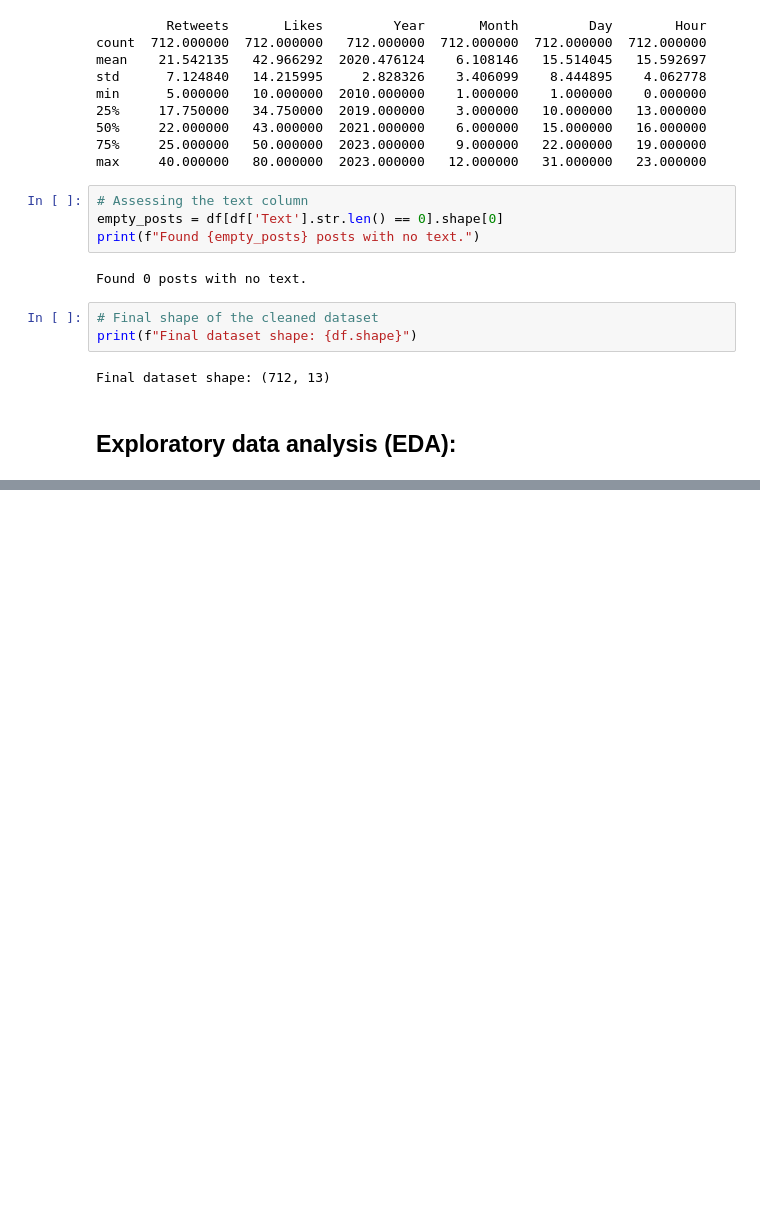
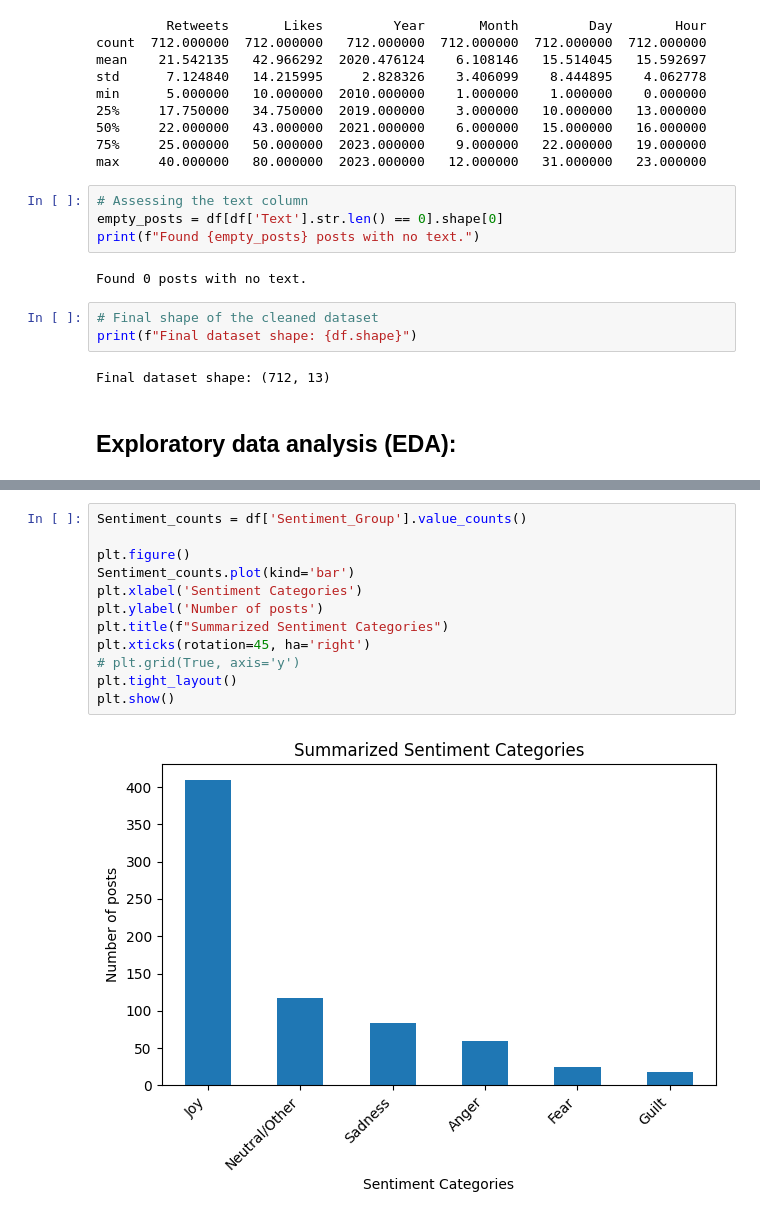
Before and after one commit to yaasamiiiin/Sentiment_Analysis_NYUDSFall2025, a Jupyter notebook: notebooks/01-data-loading-and-eda-yasamin.ipynb, the cells around one changed output, grey strips where cells are left out. Drawn from its saved outputs; the diff is of its cells as text; blank space fills up the shorter version.

```diff
--- a/notebooks/01-data-loading-and-eda-yasamin.ipynb
+++ b/notebooks/01-data-loading-and-eda-yasamin.ipynb
@@ -118,0 +235,14 @@ Final dataset shape: (712, 13)
+# %%
+Sentiment_counts = df['Sentiment_Group'].value_counts()
+
+plt.figure()
+Sentiment_counts.plot(kind='bar')
+plt.xlabel('Sentiment Categories')
+plt.ylabel('Number of posts')
+plt.title(f"Summarized Sentiment Categories")
+plt.xticks(rotation=45, ha='right')
+# plt.grid(True, axis='y')
+plt.tight_layout()
+plt.show()
+# %% [output]
+[figure, added]
```
Also changed, not shown: parts of 21 cells of this notebook.
